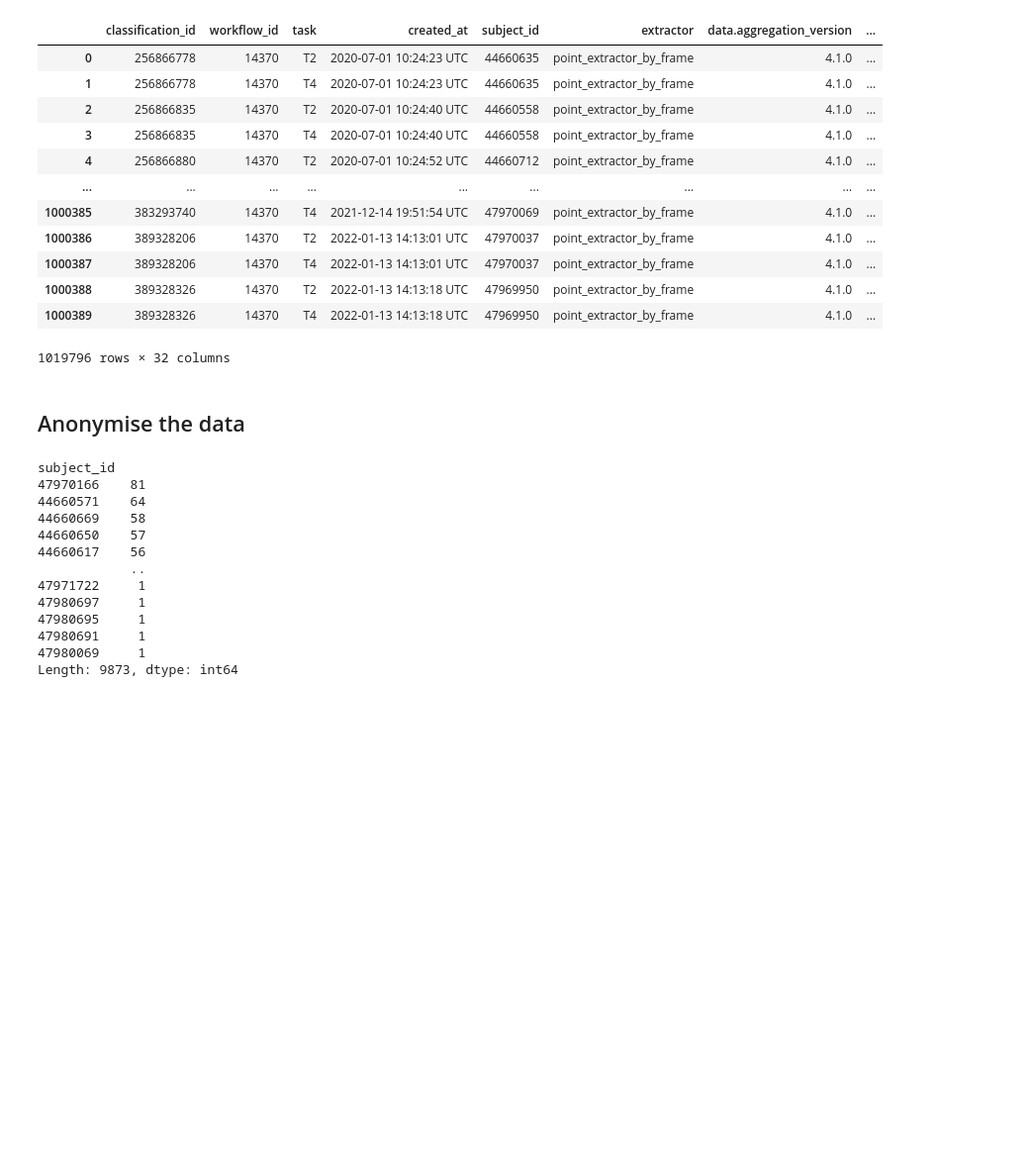
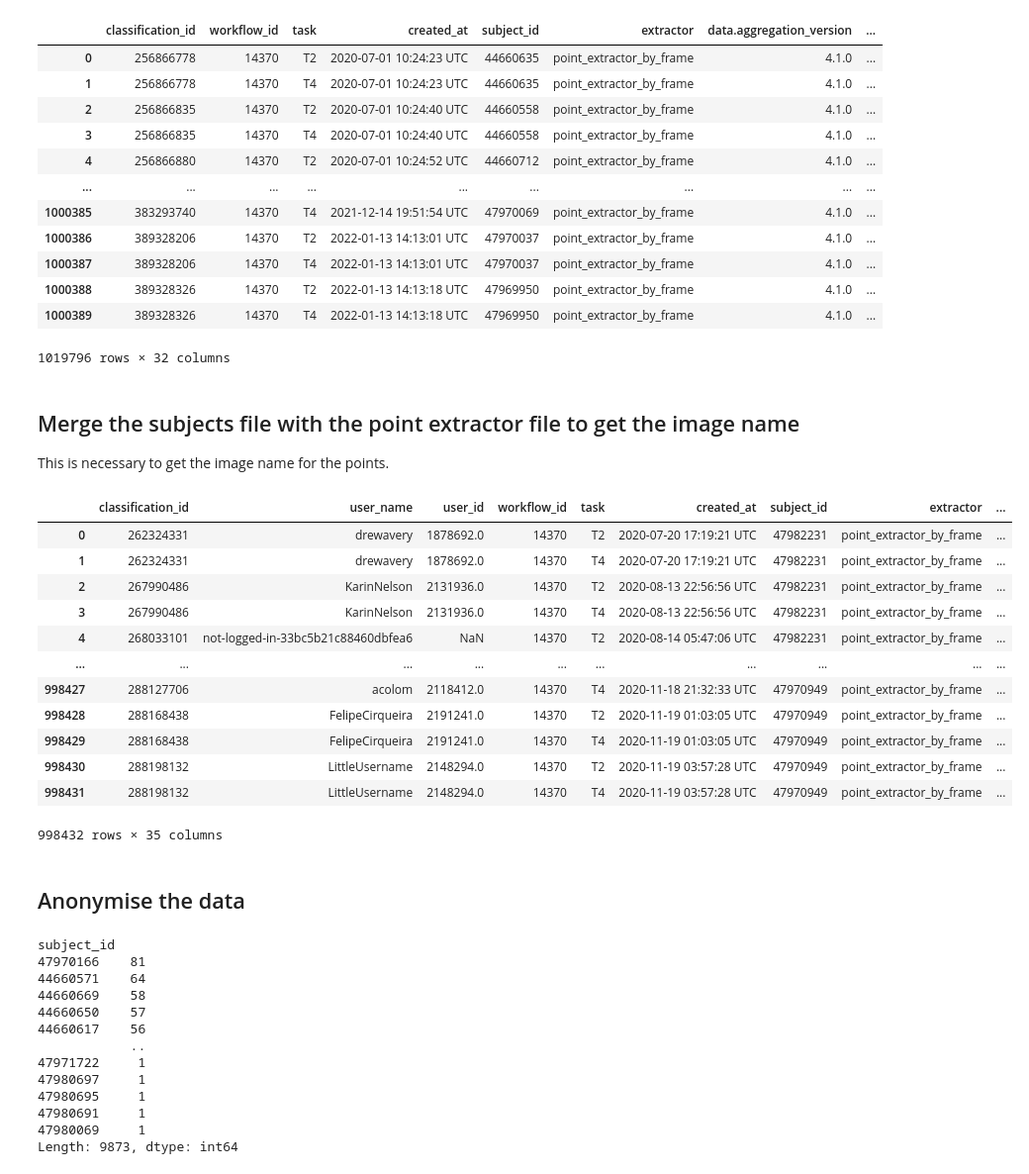
Before and after one commit to cwinkelmann/iguanas-from-above-zooniverse, a Jupyter notebook: Panoptes_Data_Prep.ipynb, the cells around one changed output. Shown at 99% size. Saved outputs shown, nothing was run; the diff lists cells and outputs as text; code cells hidden in the pictures; blank space fills up the shorter version.

```diff
--- a/Panoptes_Data_Prep.ipynb
+++ b/Panoptes_Data_Prep.ipynb
@@ -186,6 +219,9 @@ if data_folder == "./data/phase_1":
     df_panoptes_question = pd.concat([df_panoptes_question_1, df_panoptes_question_2], axis=0)
 
     df_panoptes_point_extractor
+
+else:
+    print(f"No data to process because of the data_folder: {data_folder}")
 # %%
 # # phase 2
 if data_folder == "./data/phase_2":
@@ -208,3 +244,6 @@ if data_folder == "./data/phase_2":
     df_panoptes_question = pd.concat([df_panoptes_question_1, df_panoptes_question_2, df_panoptes_question_3], axis=0)
 
     df_panotes_rectangle_extractor_1
+
+else:
+    print(f"No data to process because of the data_folder: {data_folder}")
@@ -220,3 +261,6 @@ if data_folder == "./data/phase_3":
 
     df_panoptes_point_extractor = pd.concat([df_panoptes_point_extractor_1, df_panoptes_point_extractor_2], axis=0)
     df_panoptes_question = pd.concat([df_panoptes_question_1, df_panoptes_question_2], axis=0)
+
+else:
+    print(f"No data to process because of the data_folder: {data_folder}")
@@ -236,10 +282,29 @@ df_panoptes_point_extractor.drop(columns=["user_name", "user_id"], inplace=False
 | 1000388 | 389328326 | 14370 | T2 | 2022-01-13 14:13:18 UTC | 47969950 | point_extractor_by_frame | 4.1.0 | ... |
 | 1000389 | 389328326 | 14370 | T4 | 2022-01-13 14:13:18 UTC | 47969950 | point_extractor_by_frame | 4.1.0 | ... |
 1019796 rows × 32 columns
+# %% [markdown]
+## Merge the subjects file with the point extractor file to get the image name
+This is necessary to get the image name for the points.
 # %%
 # join the image name from the subjects file
 df_panoptes_point_extractor = df_panoptes_point_extractor.merge(df_subjects[["subject_id", "image_name"]], left_on="subject_id", right_on="subject_id")
 df_panoptes_point_extractor = df_panoptes_point_extractor[df_panoptes_point_extractor.subject_id.isin(df_subjects.subject_id)]
+
+df_panoptes_point_extractor
+# %% [output]
+|  | classification_id | user_name | user_id | workflow_id | task | created_at | subject_id | extractor | ... |
+| 0 | 262324331 | drewavery | 1878692.0 | 14370 | T2 | 2020-07-20 17:19:21 UTC | 47982231 | point_extractor_by_frame | ... |
+| 1 | 262324331 | drewavery | 1878692.0 | 14370 | T4 | 2020-07-20 17:19:21 UTC | 47982231 | point_extractor_by_frame | ... |
+| 2 | 267990486 | KarinNelson | 2131936.0 | 14370 | T2 | 2020-08-13 22:56:56 UTC | 47982231 | point_extractor_by_frame | ... |
+| 3 | 267990486 | KarinNelson | 2131936.0 | 14370 | T4 | 2020-08-13 22:56:56 UTC | 47982231 | point_extractor_by_frame | ... |
+| 4 | 268033101 | not-logged-in-33bc5b21c88460dbfea6 | NaN | 14370 | T2 | 2020-08-14 05:47:06 UTC | 47982231 | point_extractor_by_frame | ... |
+| ... | ... | ... | ... | ... | ... | ... | ... | ... | ... |
+| 998427 | 288127706 | acolom | 2118412.0 | 14370 | T4 | 2020-11-18 21:32:33 UTC | 47970949 | point_extractor_by_frame | ... |
+| 998428 | 288168438 | FelipeCirqueira | 2191241.0 | 14370 | T2 | 2020-11-19 01:03:05 UTC | 47970949 | point_extractor_by_frame | ... |
+| 998429 | 288168438 | FelipeCirqueira | 2191241.0 | 14370 | T4 | 2020-11-19 01:03:05 UTC | 47970949 | point_extractor_by_frame | ... |
+| 998430 | 288198132 | LittleUsername | 2148294.0 | 14370 | T2 | 2020-11-19 03:57:28 UTC | 47970949 | point_extractor_by_frame | ... |
+| 998431 | 288198132 | LittleUsername | 2148294.0 | 14370 | T4 | 2020-11-19 03:57:28 UTC | 47970949 | point_extractor_by_frame | ... |
+998432 rows × 35 columns
 # %% [markdown]
 ## Anonymise the data
 # %%
```
Also changed, not shown: parts of 9 cells of this notebook.
